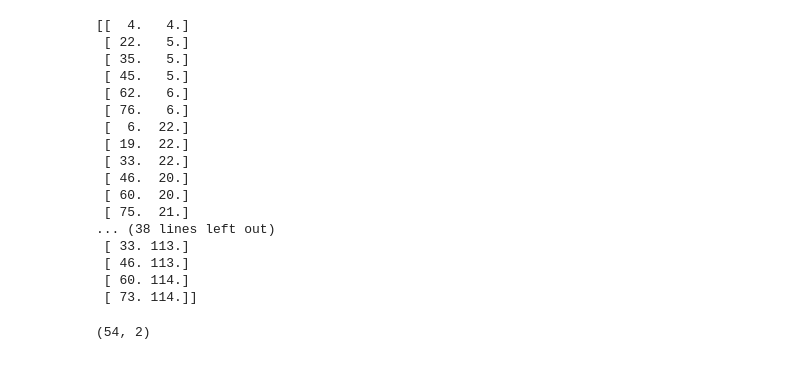
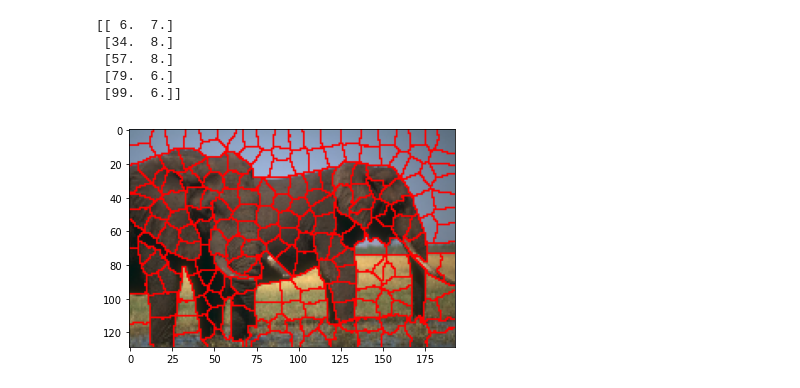
Before and after one commit to ishaanshah/lrw_superpixel, a Jupyter notebook: src/demo.ipynb, the cells around one changed output. Drawn from its saved outputs; the diff is of its cells as text; code cells hidden in the pictures.

```diff
--- a/src/demo.ipynb
+++ b/src/demo.ipynb
@@ -100,37 +98,22 @@ alpha=0.9992 #Lazy parameter
 nItrs_max = 10 #limit for the number of iterations
 # %%
 img = cv2.cvtColor(cv2.imread("../images/290.jpg"),cv2.COLOR_BGR2RGB)
-scale_percent = 25
+scale_percent = 40
 width = math.ceil(img.shape[1] * scale_percent / 100)
 height = math.ceil(img.shape[0] * scale_percent / 100)
 dim = (width, height)
 
 img = cv2.resize(img, dim, interpolation = cv2.INTER_AREA)
 gray_img = cv2.cvtColor(img.astype('uint8'), cv2.COLOR_RGB2GRAY)
+orig_img = img.copy()
 img = im2double(img)
 X,Y,Z = img.shape
 # %%
 seeds = generate_seeds(Nsp,im2double(gray_img/255))
-print (seeds)
+print(seeds[:5])
 # %% [output]
-[[  4.   4.]
- [ 22.   5.]
- [ 35.   5.]
- [ 45.   5.]
- [ 62.   6.]
- [ 76.   6.]
- [  6.  22.]
- [ 19.  22.]
- [ 33.  22.]
- [ 46.  20.]
- [ 60.  20.]
- [ 75.  21.]
-... (38 lines left out)
- [ 33. 113.]
- [ 46. 113.]
- [ 60. 114.]
- [ 73. 114.]]
+[[ 6.  7.]
+ [34.  8.]
+ [57.  8.]
+ [79.  6.]
+ [99.  6.]]
-# %%
-seeds.shape
-# %% [output]
-(54, 2)
@@ -136,0 +263,22 @@ seeds.shape
+# %%
+res, seeds, iters = energy_opt(orig_img, seeds, alpha, Nsp, nItrs_max, beta, Thres)
+bmap = seg2bmap(res,Y,X)
+idx = np.nonzero(bmap>0)
+
+bmapOnImg = img
+temp = img[:,:,0]
+temp[idx] = 1
+bmapOnImg[:,:,0] = temp
+if Z==3:
+    temp=img[:,:,1]
+    temp[idx]=0
+    bmapOnImg[:,:,1] = temp
+    temp=img[:,:,2]
+    temp[idx]=0
+    bmapOnImg[:,:,2] = temp
+
+plt.imshow(bmapOnImg)
+seeds_x = [i[0] for i in seeds]
+seeds_y = [i[1] for i in seeds]
+# %% [output]
+[figure, added]
```
Also changed, not shown: parts of 3 cells of this notebook, 5 other files.
